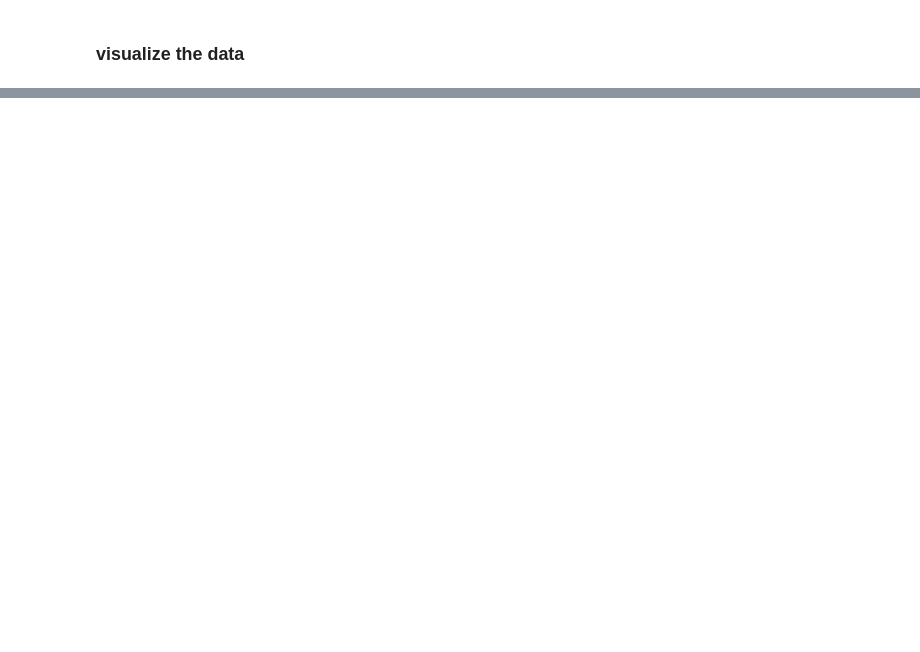
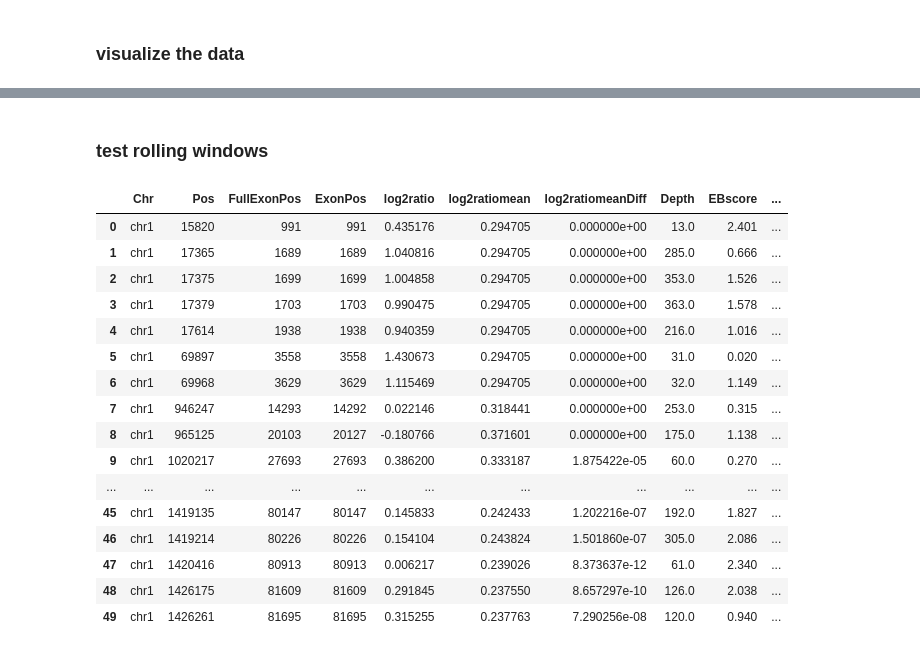
Before and after one commit to Mar111tiN/myCNV, a Jupyter notebook: nb/addRollingSNP.ipynb, the cells around one changed output, grey strips where cells are left out. Drawn from its saved outputs; the diff is of its cells as text; code cells hidden in the pictures; blank space fills up the shorter version.

```diff
--- a/nb/addRollingSNP.ipynb
+++ b/nb/addRollingSNP.ipynb
@@ -439,0 +285,41 @@ def centerVAF(snp_df):
+# %% [markdown]
+### test rolling windows
+# %%
+snp_config = {
+    'heteroSNP': {
+        'filter': dict(
+            VAF=(0.05,0.95),
+            minDepth=10,
+            minEB=0.5
+        ),
+        'normalize': True,
+        'center':False,
+        'expand': .75,
+        'data': {
+            'absVAF': {
+                'sum': 20
+            }
+        }
+    }
+}
+config.update(snp_config)
+snp3_df = rolling_snp(snp2_df, config)
+snp3_df[:50]
+# %% [output]
+|  | Chr | Pos | FullExonPos | ExonPos | log2ratio | log2ratiomean | log2ratiomeanDiff | Depth | EBscore | ... |
+| 0 | chr1 | 15820 | 991 | 991 | 0.435176 | 0.294705 | 0.000000e+00 | 13.0 | 2.401 | ... |
+| 1 | chr1 | 17365 | 1689 | 1689 | 1.040816 | 0.294705 | 0.000000e+00 | 285.0 | 0.666 | ... |
+| 2 | chr1 | 17375 | 1699 | 1699 | 1.004858 | 0.294705 | 0.000000e+00 | 353.0 | 1.526 | ... |
+| 3 | chr1 | 17379 | 1703 | 1703 | 0.990475 | 0.294705 | 0.000000e+00 | 363.0 | 1.578 | ... |
+| 4 | chr1 | 17614 | 1938 | 1938 | 0.940359 | 0.294705 | 0.000000e+00 | 216.0 | 1.016 | ... |
+| 5 | chr1 | 69897 | 3558 | 3558 | 1.430673 | 0.294705 | 0.000000e+00 | 31.0 | 0.020 | ... |
+| 6 | chr1 | 69968 | 3629 | 3629 | 1.115469 | 0.294705 | 0.000000e+00 | 32.0 | 1.149 | ... |
+| 7 | chr1 | 946247 | 14293 | 14292 | 0.022146 | 0.318441 | 0.000000e+00 | 253.0 | 0.315 | ... |
+| 8 | chr1 | 965125 | 20103 | 20127 | -0.180766 | 0.371601 | 0.000000e+00 | 175.0 | 1.138 | ... |
+| 9 | chr1 | 1020217 | 27693 | 27693 | 0.386200 | 0.333187 | 1.875422e-05 | 60.0 | 0.270 | ... |
+| ... | ... | ... | ... | ... | ... | ... | ... | ... | ... | ... |
+| 45 | chr1 | 1419135 | 80147 | 80147 | 0.145833 | 0.242433 | 1.202216e-07 | 192.0 | 1.827 | ... |
+| 46 | chr1 | 1419214 | 80226 | 80226 | 0.154104 | 0.243824 | 1.501860e-07 | 305.0 | 2.086 | ... |
+| 47 | chr1 | 1420416 | 80913 | 80913 | 0.006217 | 0.239026 | 8.373637e-12 | 61.0 | 2.340 | ... |
+| 48 | chr1 | 1426175 | 81609 | 81609 | 0.291845 | 0.237550 | 8.657297e-10 | 126.0 | 2.038 | ... |
+| 49 | chr1 | 1426261 | 81695 | 81695 | 0.315255 | 0.237763 | 7.290256e-08 | 120.0 | 0.940 | ... |
```
Also changed, not shown: parts of 52 cells of this notebook, 7 other files.
